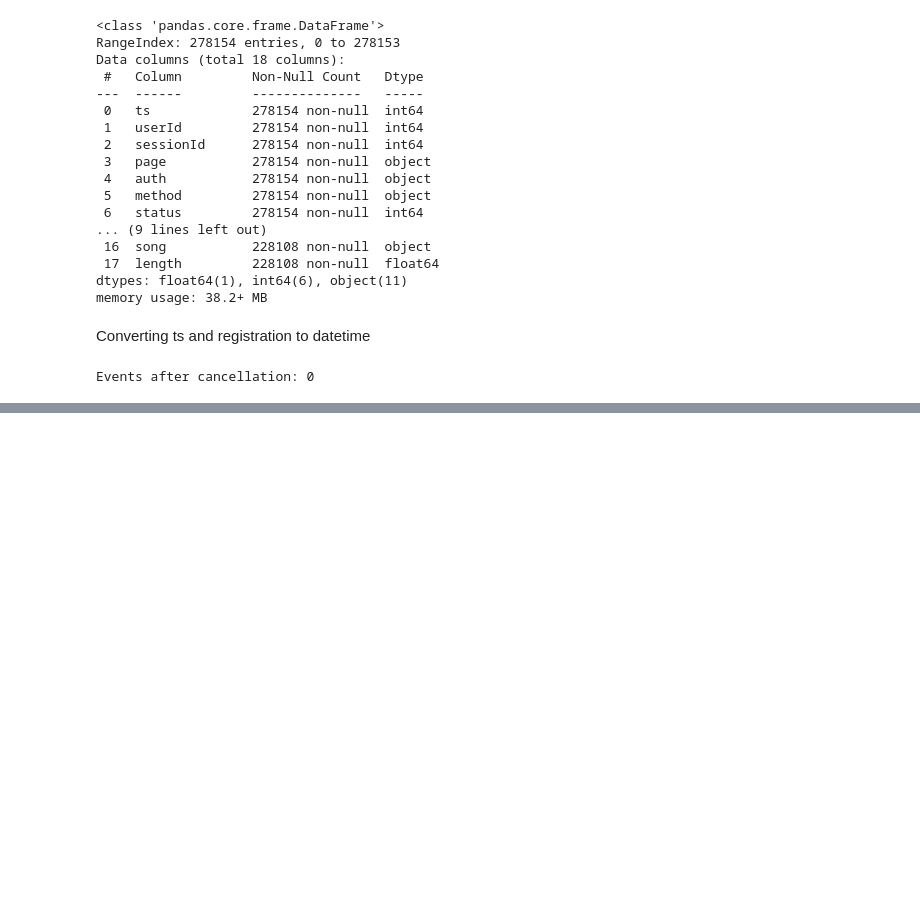
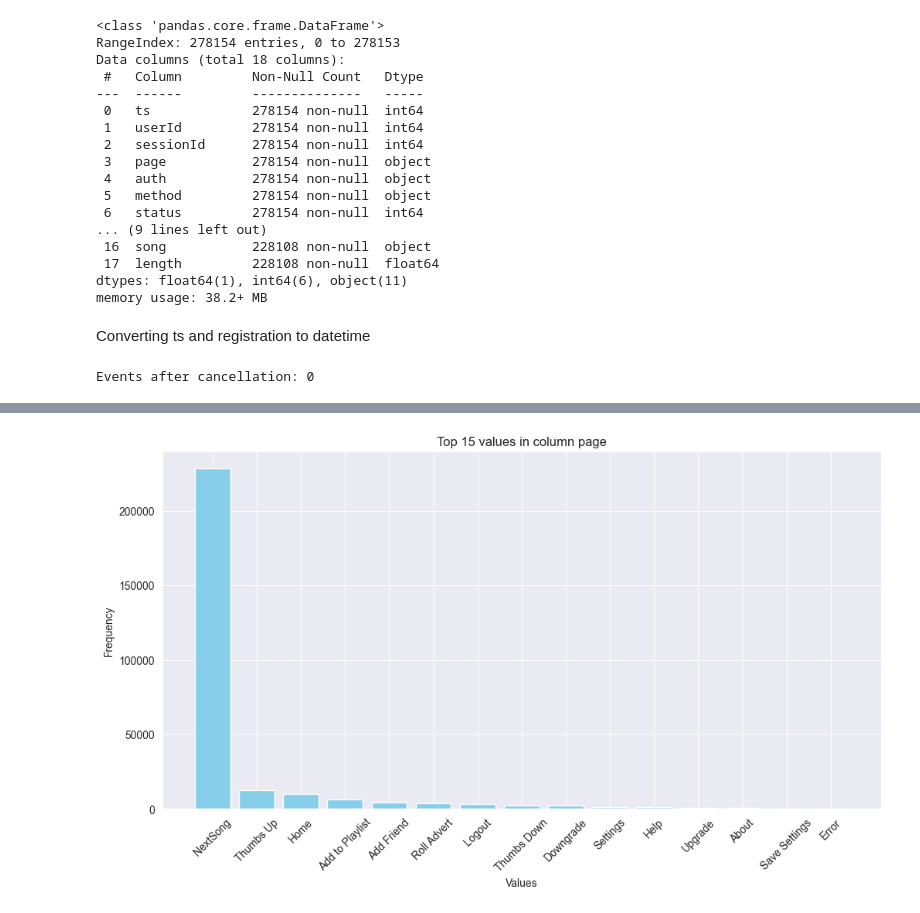
Before and after one commit to ahmudmuhamad/customer_churn_prediction, a Jupyter notebook: notebooks/eda.ipynb, the cells around one changed output, grey strips where cells are left out. Saved outputs shown, nothing was run; the diff lists cells and outputs as text; code cells hidden in the pictures; blank space fills up the shorter version.

```diff
--- a/notebooks/eda.ipynb
+++ b/notebooks/eda.ipynb
@@ -65,0 +134,4 @@ Name: count, dtype: int64
+# %%
+plot_top_n_values(df, 'page', 15, fig_size=(12, 6))
+# %% [output]
+[figure, added]
```
Also changed, not shown: parts of 12 cells of this notebook.
